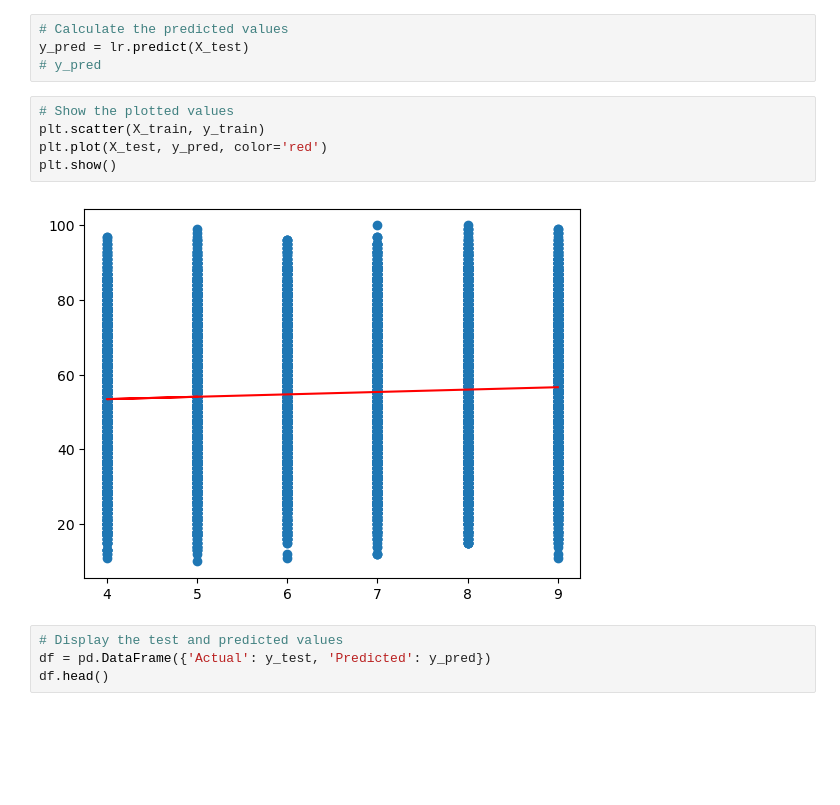
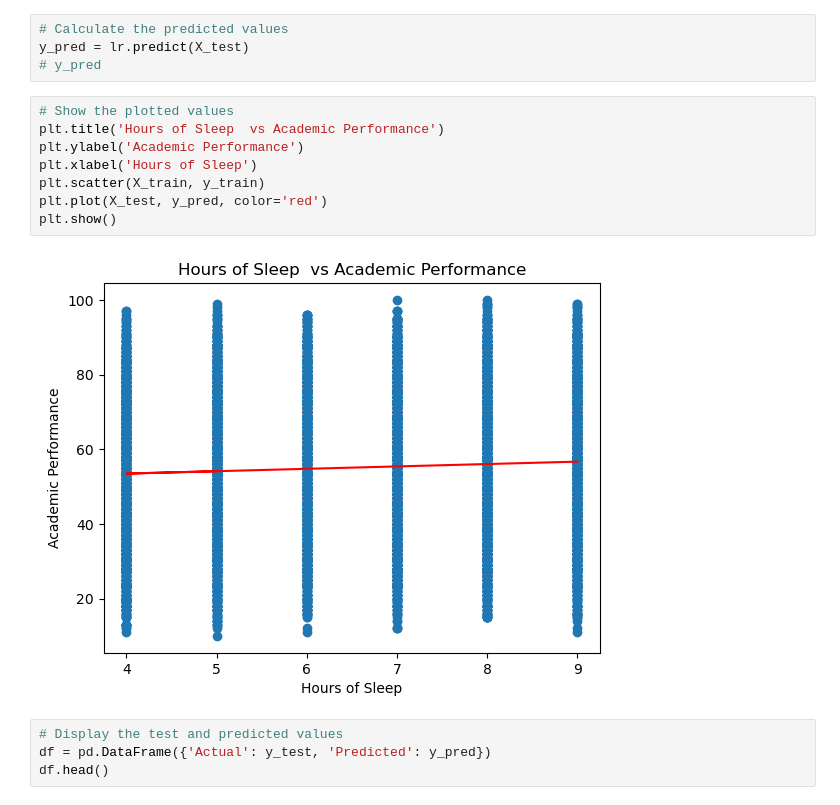
Before and after one commit to burnsjohn1/CCT-Dublin-Machine-Learning-CA1, a Jupyter notebook: CA1-Machine Learning.ipynb, the cells around one changed output. Saved outputs shown, nothing was run; the diff lists cells and outputs as text; blank space fills up the shorter version.

```diff
--- a/CA1-Machine Learning.ipynb
+++ b/CA1-Machine Learning.ipynb
@@ -667,11 +565,14 @@ y_pred = lr.predict(X_test)
 # y_pred
 # %%
 # Show the plotted values
+plt.title('Hours of Sleep  vs Academic Performance')
+plt.ylabel('Academic Performance')
+plt.xlabel('Hours of Sleep')
 plt.scatter(X_train, y_train)
 plt.plot(X_test, y_pred, color='red')
 plt.show()
 # %% [output]
-[figure, old version]
+[figure, new version]
 # %%
 # Display the test and predicted values
 df = pd.DataFrame({'Actual': y_test, 'Predicted': y_pred})
```
Also changed, not shown: parts of 39 cells of this notebook.
